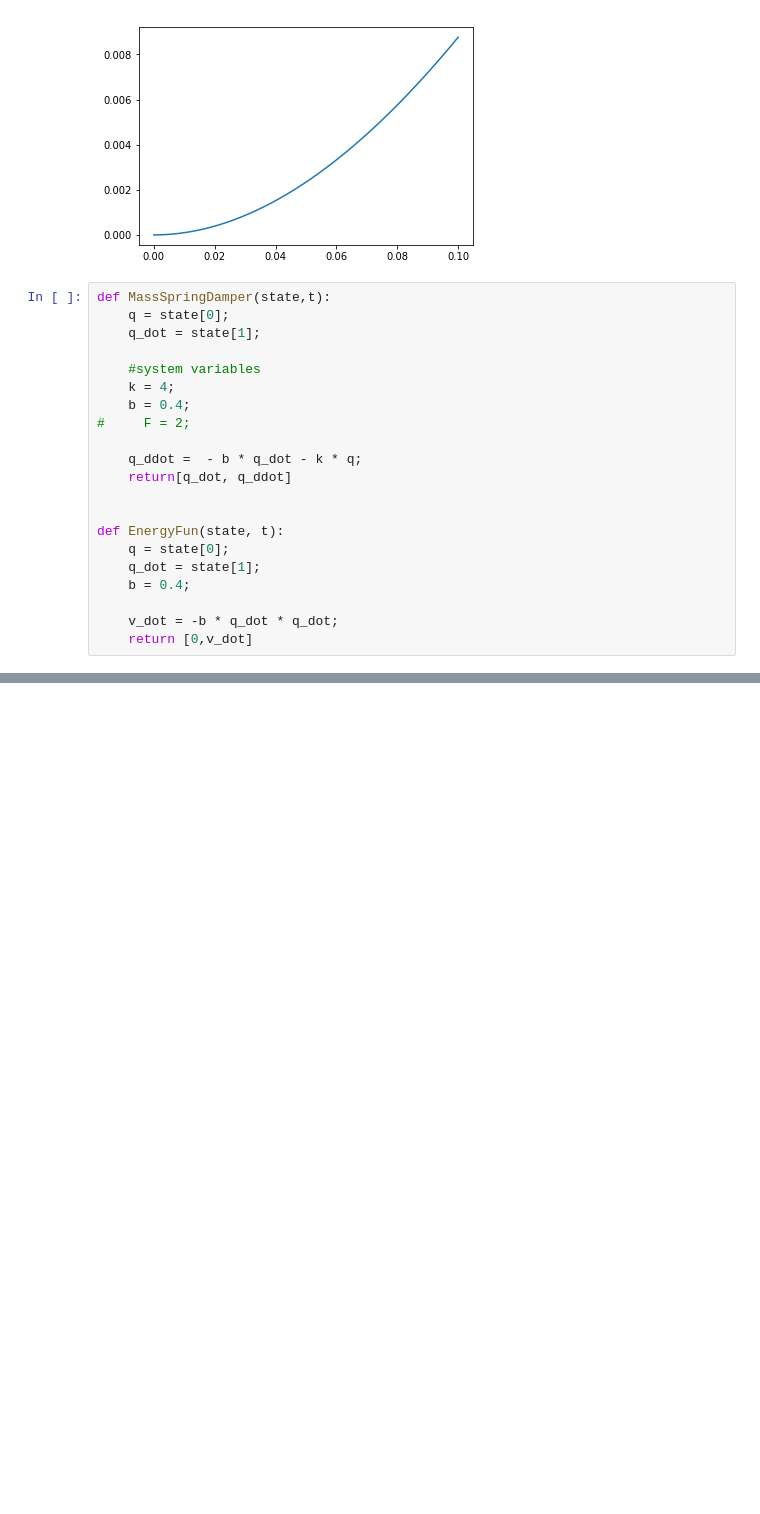
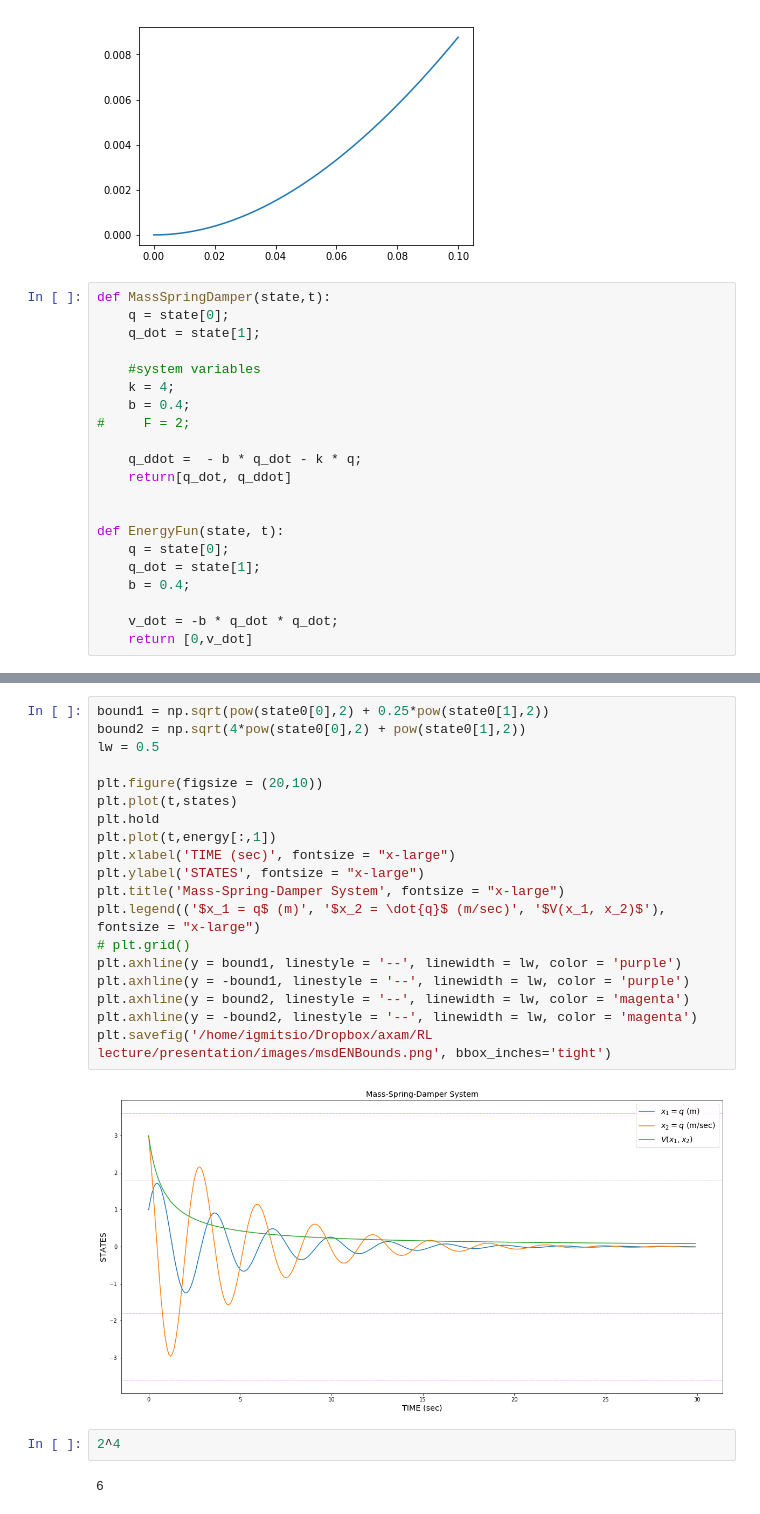
Before and after one commit to imitsioni/Jupyter_notebooks, a Jupyter notebook: MassSpringDamperPlots.ipynb, the cells around one changed output, grey strips where cells are left out. Drawn from its saved outputs; the diff is of its cells as text; blank space fills up the shorter version.

Commit message:
Added the plot with the bounds

```diff
--- a/MassSpringDamperPlots.ipynb
+++ b/MassSpringDamperPlots.ipynb
@@ -107,3 +107,28 @@ plt.savefig('/home/igmitsio/Dropbox/axam/RL lecture/presentation/images/msdEN.pn
 # %% [output]
 [figure]
 [figure]
+# %%
+bound1 = np.sqrt(pow(state0[0],2) + 0.25*pow(state0[1],2))
+bound2 = np.sqrt(4*pow(state0[0],2) + pow(state0[1],2))
+lw = 0.5
+
+plt.figure(figsize = (20,10))
+plt.plot(t,states)
+plt.hold
+plt.plot(t,energy[:,1])
+plt.xlabel('TIME (sec)', fontsize = "x-large")
+plt.ylabel('STATES', fontsize = "x-large")
+plt.title('Mass-Spring-Damper System', fontsize = "x-large")
+plt.legend(('$x_1 = q$ (m)', '$x_2 = \dot{q}$ (m/sec)', '$V(x_1, x_2)$'), fontsize = "x-large")
+# plt.grid()
+plt.axhline(y = bound1, linestyle = '--', linewidth = lw, color = 'purple')
+plt.axhline(y = -bound1, linestyle = '--', linewidth = lw, color = 'purple')
+plt.axhline(y = bound2, linestyle = '--', linewidth = lw, color = 'magenta')
+plt.axhline(y = -bound2, linestyle = '--', linewidth = lw, color = 'magenta')
+plt.savefig('/home/igmitsio/Dropbox/axam/RL lecture/presentation/images/msdENBounds.png', bbox_inches='tight')
+# %% [output]
+[figure, added]
+# %%
+2^4
+# %% [output]
+6
```
Also changed, not shown: parts of 1 cell of this notebook.
